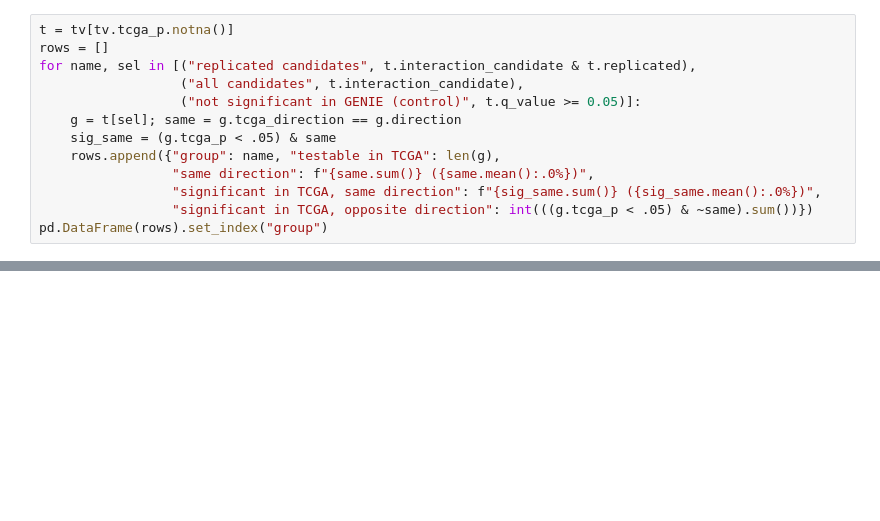
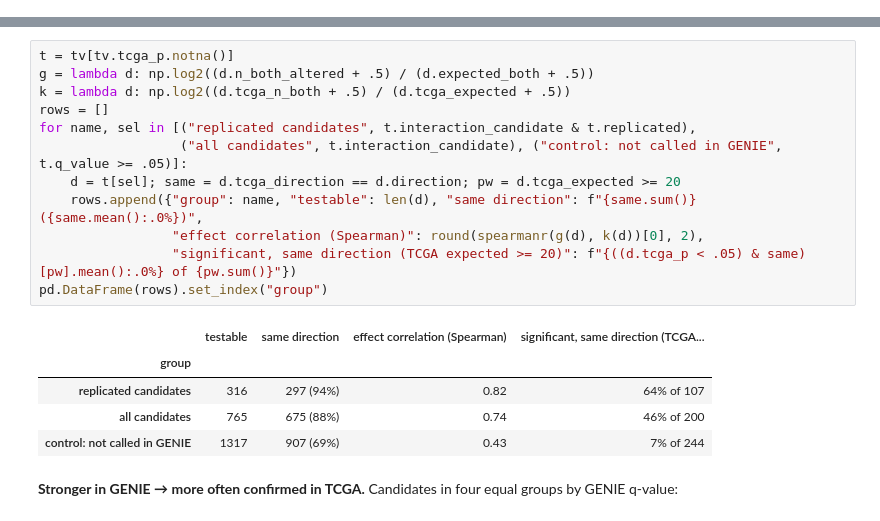
Before and after one commit to Wlimni/Learning-Cancer-Mutation-Landscapes-from-Large-Scale-Mutation-Testing-Data-fyp, a Jupyter notebook: notebooks/02b_phase2_validation.ipynb, the cells around one changed output, grey strips where cells are left out. Saved outputs shown, nothing was run; the diff lists cells and outputs as text; blank space fills up the shorter version.

```diff
--- a/notebooks/02b_phase2_validation.ipynb
+++ b/notebooks/02b_phase2_validation.ipynb
@@ -32,13 +0,0 @@ whether the ones that can **keep their direction**.
-# %%
-t = tv[tv.tcga_p.notna()]
-rows = []
-for name, sel in [("replicated candidates", t.interaction_candidate & t.replicated),
-                  ("all candidates", t.interaction_candidate),
-                  ("not significant in GENIE (control)", t.q_value >= 0.05)]:
-    g = t[sel]; same = g.tcga_direction == g.direction
-    sig_same = (g.tcga_p < .05) & same
-    rows.append({"group": name, "testable in TCGA": len(g),
-                 "same direction": f"{same.sum()} ({same.mean():.0%})",
-                 "significant in TCGA, same direction": f"{sig_same.sum()} ({sig_same.mean():.0%})",
-                 "significant in TCGA, opposite direction": int(((g.tcga_p < .05) & ~same).sum())})
-pd.DataFrame(rows).set_index("group")
@@ -205,0 +322,20 @@ SelectSim atlas (Section 2).
+# %%
+t = tv[tv.tcga_p.notna()]
+g = lambda d: np.log2((d.n_both_altered + .5) / (d.expected_both + .5))
+k = lambda d: np.log2((d.tcga_n_both + .5) / (d.tcga_expected + .5))
+rows = []
+for name, sel in [("replicated candidates", t.interaction_candidate & t.replicated),
+                  ("all candidates", t.interaction_candidate), ("control: not called in GENIE", t.q_value >= .05)]:
+    d = t[sel]; same = d.tcga_direction == d.direction; pw = d.tcga_expected >= 20
+    rows.append({"group": name, "testable": len(d), "same direction": f"{same.sum()} ({same.mean():.0%})",
+                 "effect correlation (Spearman)": round(spearmanr(g(d), k(d))[0], 2),
+                 "significant, same direction (TCGA expected >= 20)": f"{((d.tcga_p < .05) & same)[pw].mean():.0%} of {pw.sum()}"})
+pd.DataFrame(rows).set_index("group")
+# %% [output]
+|  | testable | same direction | effect correlation (Spearman) | significant, same direction (TCGA... |
+| group |  |  |  |  |
+| replicated candidates | 316 | 297 (94%) | 0.82 | 64% of 107 |
+| all candidates | 765 | 675 (88%) | 0.74 | 46% of 200 |
+| control: not called in GENIE | 1317 | 907 (69%) | 0.43 | 7% of 244 |
+# %% [markdown]
+**Stronger in GENIE → more often confirmed in TCGA.** Candidates in four equal groups by GENIE q-value:
```
Also changed, not shown: parts of 47 cells of this notebook, 29 other files.
